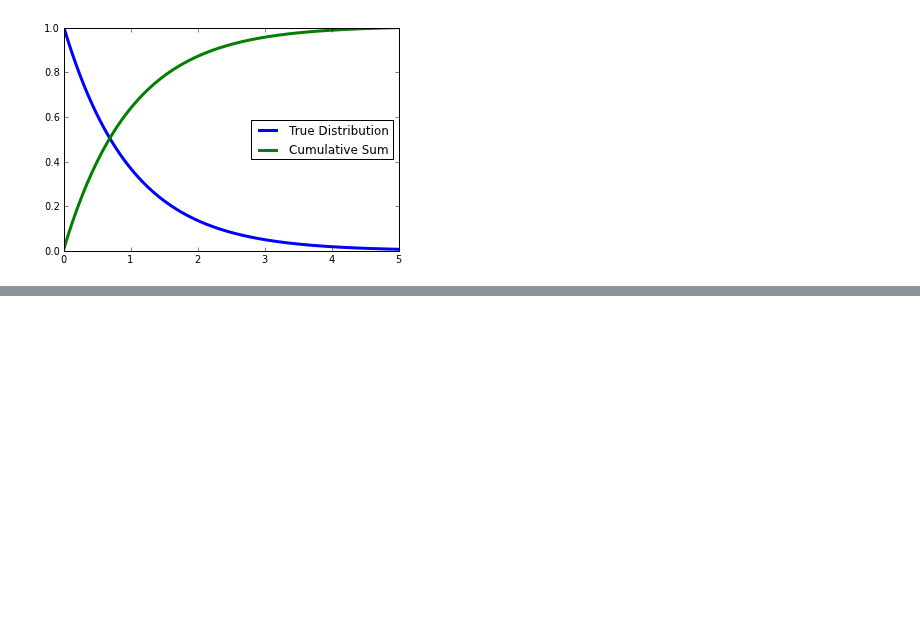
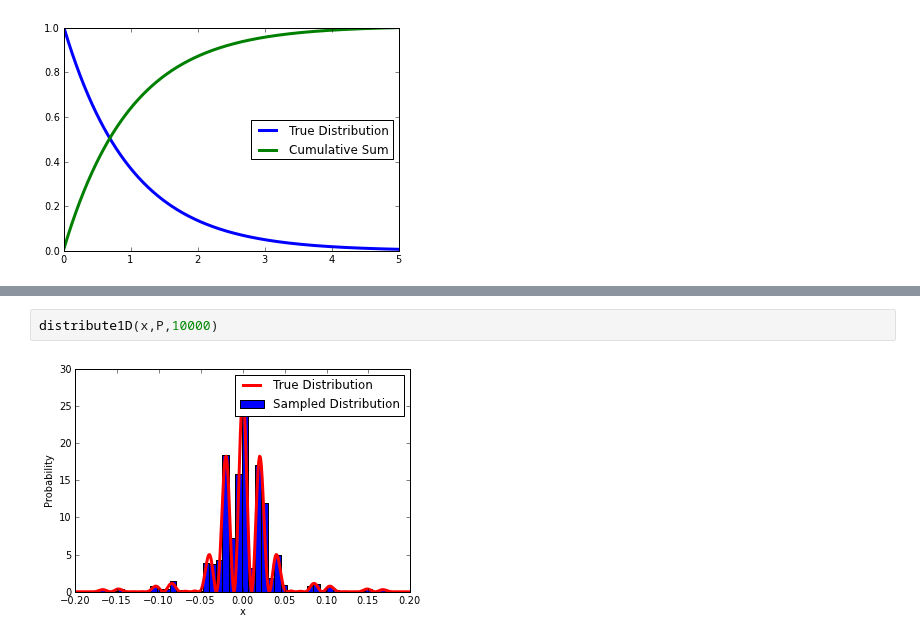
Before and after one commit to nmilgram/PHYS-202-S13, a Jupyter notebook: Week8/Random Numbers and Monte Carlo Simulations.ipynb, the cells around one changed output, grey strips where cells are left out. Drawn from its saved outputs; the diff is of its cells as text; blank space fills up the shorter version.

```diff
--- a/Week8/Random Numbers and Monte Carlo Simulations.ipynb
+++ b/Week8/Random Numbers and Monte Carlo Simulations.ipynb
@@ -155,0 +172,4 @@ distribute1D(arange(0.,5.01, .01),lambda x: e**(-x),10000)
+# %%
+distribute1D(x,P,10000)
+# %% [output]
+[figure, added]
```
Also changed, not shown: parts of 13 cells of this notebook, 2 other files.
